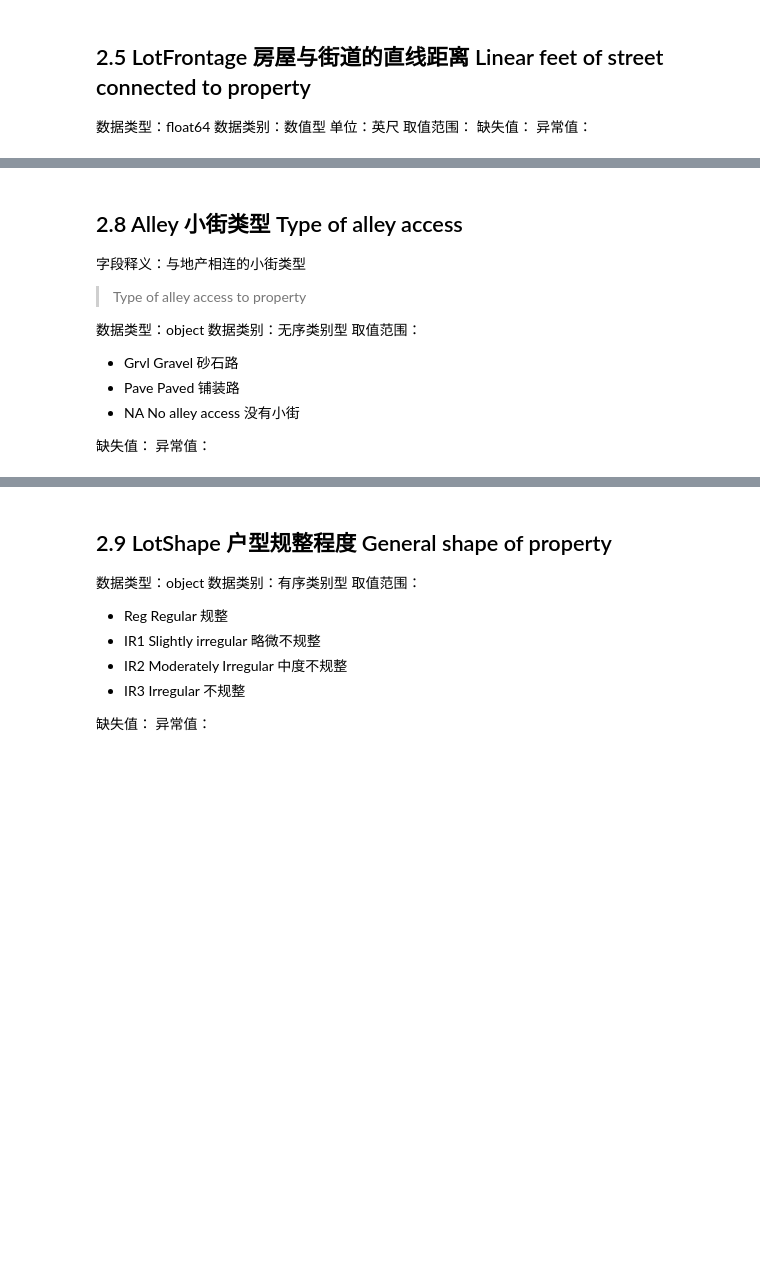
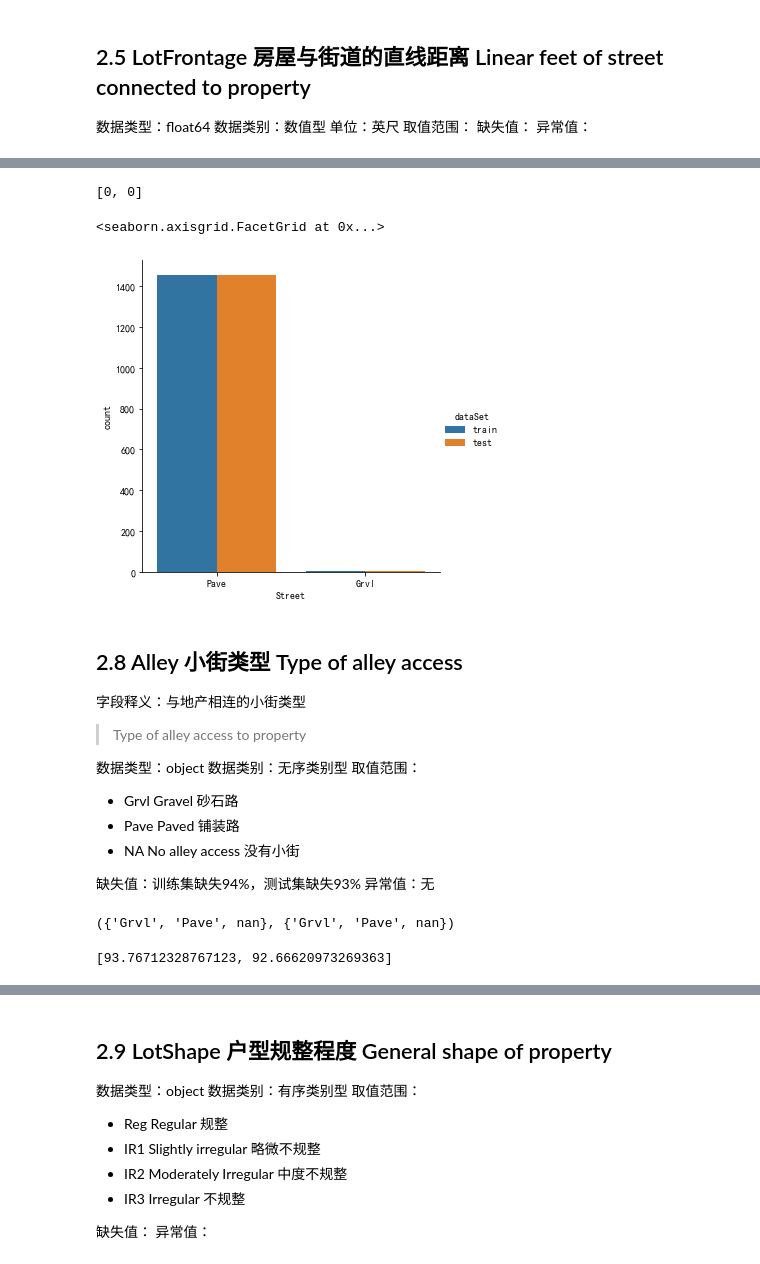
Before and after one commit to malng/DataModelingPortfolio, a Jupyter notebook: House-Prices_Advanced-Regression-Techniques/House-Prices_EDA.ipynb, the cells around one changed output, grey strips where cells are left out. Drawn from its saved outputs; the diff is of its cells as text; code cells hidden in the pictures; blank space fills up the shorter version.

```diff
--- a/House-Prices_Advanced-Regression-Techniques/House-Prices_EDA.ipynb
+++ b/House-Prices_Advanced-Regression-Techniques/House-Prices_EDA.ipynb
@@ -281,3 +300,18 @@ plt.show()
+# %%
+[data_set.Street.isnull().sum() for data_set in (train, test)]
+# %% [output]
+[0, 0]
+# %%
+train_df, test_df = (ds['Street'].value_counts().reset_index().copy()
+                     for ds in [train, test])
+train_df['dataSet'] = 'train'
+test_df['dataSet'] = 'test'
+df = pd.concat([train_df, test_df])
+df.columns = ['Street', 'count', 'dataSet']
+sns.catplot(data=df, kind='bar', x='Street', y='count', hue='dataSet')
+# %% [output]
+<seaborn.axisgrid.FacetGrid at 0x...>
+[figure, added]
 # %% [markdown]
 ## 2.8 Alley 小街类型 Type of alley access
 字段释义：与地产相连的小街类型
@@ -290,5 +324,14 @@ plt.show()
 + Pave	Paved 铺装路
 + NA 	No alley access 没有小街
 
-缺失值：
-异常值：
+缺失值：训练集缺失94%，测试集缺失93%
+异常值：无
+# %%
+set(train.Alley),set(test.Alley)
+# %% [output]
+({'Grvl', 'Pave', nan}, {'Grvl', 'Pave', nan})
+# %%
+[data_set.Alley.isnull().sum() / data_set.shape[0] * 100
+ for data_set in (train, test)]
+# %% [output]
+[93.76712328767123, 92.66620973269363]
```
Also changed, not shown: parts of 6 cells of this notebook.
